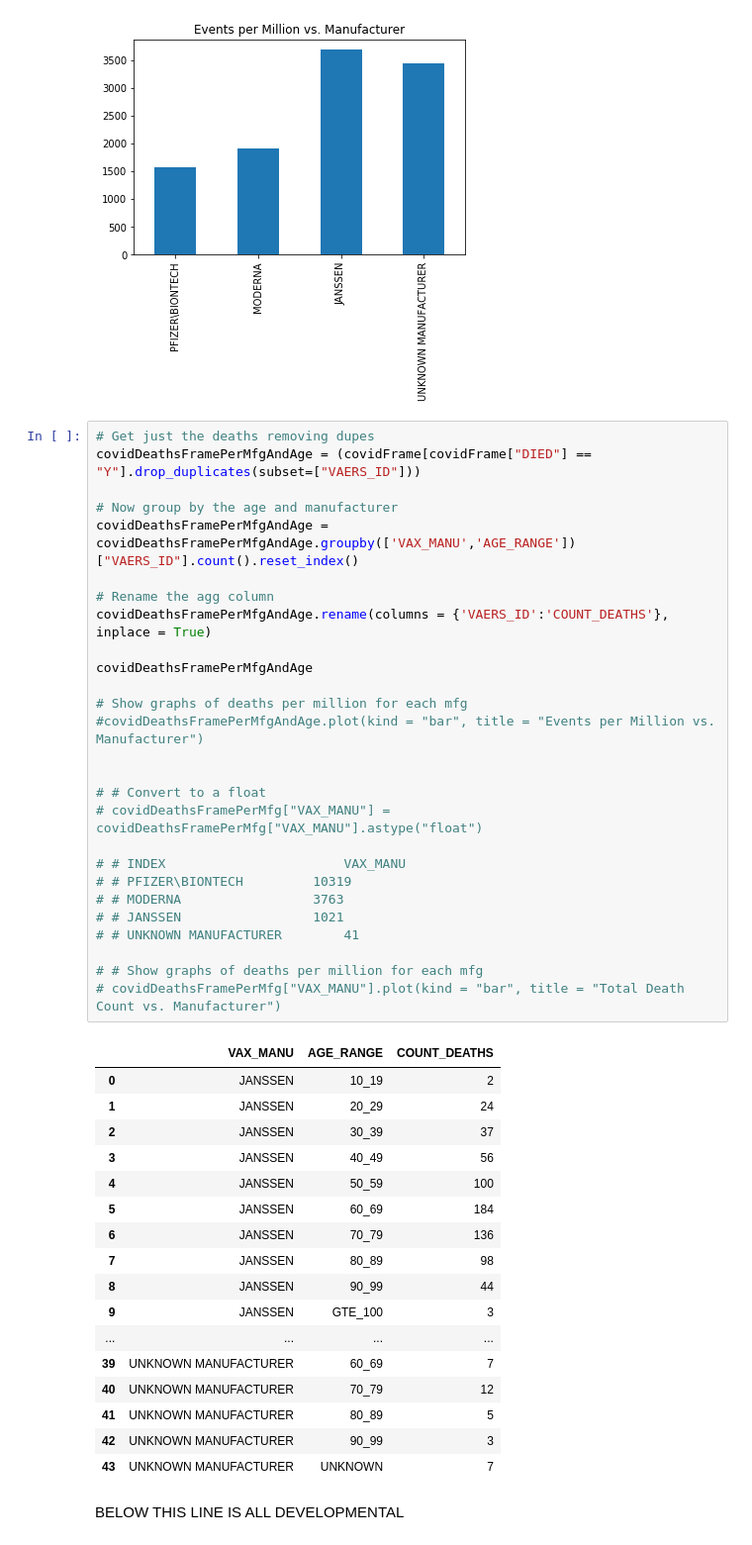
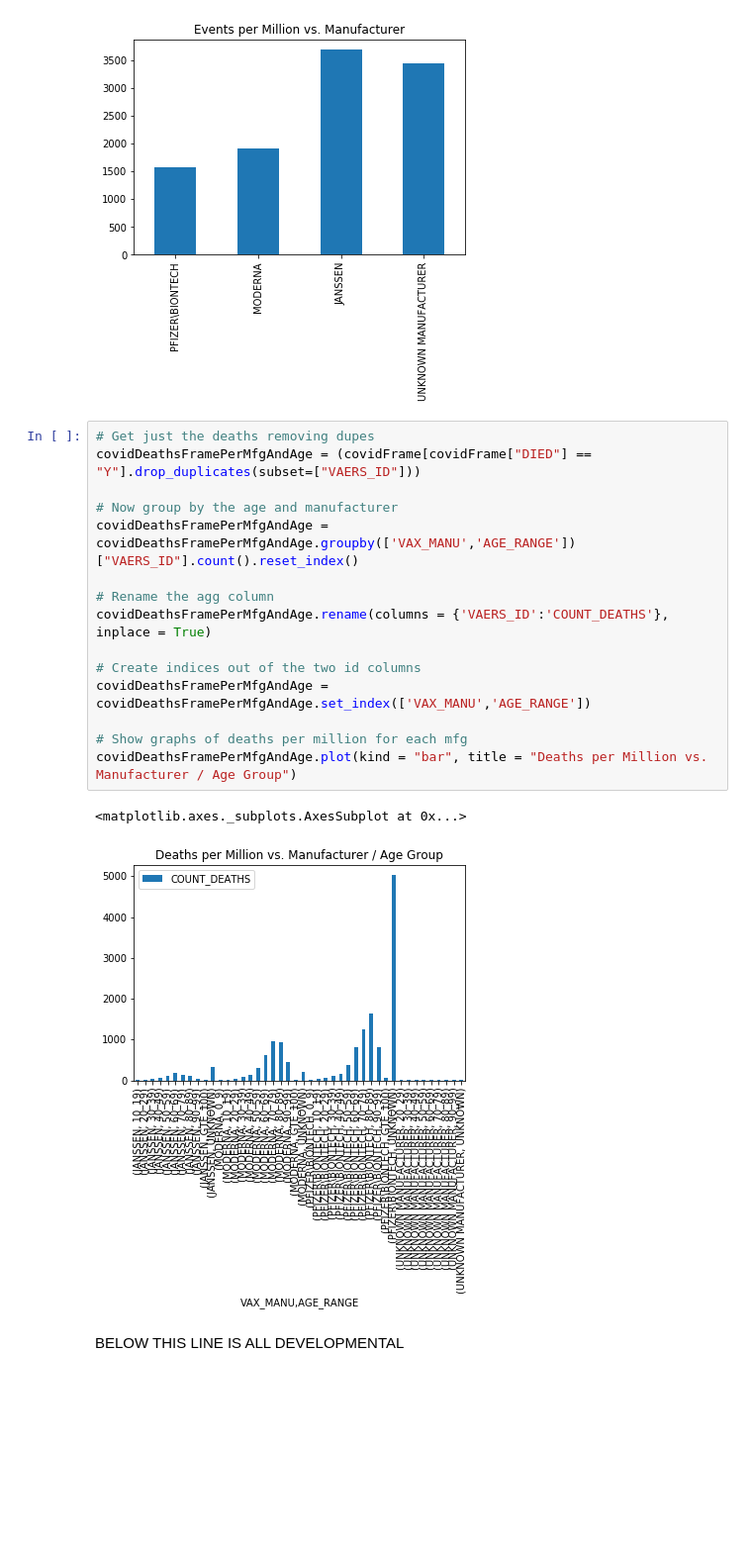
Before and after one commit to iandalrymple/VAERS, a Jupyter notebook: VAERS.ipynb, the cells around one changed output. Shown at 99% size. Drawn from its saved outputs; the diff is of its cells as text; blank space fills up the shorter version.

```diff
--- a/VAERS.ipynb
+++ b/VAERS.ipynb
@@ -275,48 +275,21 @@ localCovidEventsFramePerMfg["VAX_MANU"].plot(kind = "bar", title = "Events per M
 # %%
 # Get just the deaths removing dupes
 covidDeathsFramePerMfgAndAge = (covidFrame[covidFrame["DIED"] == "Y"].drop_duplicates(subset=["VAERS_ID"]))
 
 # Now group by the age and manufacturer
 covidDeathsFramePerMfgAndAge = covidDeathsFramePerMfgAndAge.groupby(['VAX_MANU','AGE_RANGE'])["VAERS_ID"].count().reset_index()
 
 # Rename the agg column
 covidDeathsFramePerMfgAndAge.rename(columns = {'VAERS_ID':'COUNT_DEATHS'}, inplace = True)
 
-covidDeathsFramePerMfgAndAge
+# Create indices out of the two id columns
+covidDeathsFramePerMfgAndAge = covidDeathsFramePerMfgAndAge.set_index(['VAX_MANU','AGE_RANGE'])
 
 # Show graphs of deaths per million for each mfg
-#covidDeathsFramePerMfgAndAge.plot(kind = "bar", title = "Events per Million vs. Manufacturer")
-
-
-# # Convert to a float
-# covidDeathsFramePerMfg["VAX_MANU"] = covidDeathsFramePerMfg["VAX_MANU"].astype("float")
-
-# # INDEX	                    VAX_MANU
-# # PFIZER\BIONTECH	        10319
-# # MODERNA	                3763
-# # JANSSEN	                1021
-# # UNKNOWN MANUFACTURER	    41
-
-# # Show graphs of deaths per million for each mfg
-# covidDeathsFramePerMfg["VAX_MANU"].plot(kind = "bar", title = "Total Death Count vs. Manufacturer")
+covidDeathsFramePerMfgAndAge.plot(kind = "bar", title = "Deaths per Million vs. Manufacturer / Age Group")
 # %% [output]
-|  | VAX_MANU | AGE_RANGE | COUNT_DEATHS |
-| 0 | JANSSEN | 10_19 | 2 |
-| 1 | JANSSEN | 20_29 | 24 |
-| 2 | JANSSEN | 30_39 | 37 |
-| 3 | JANSSEN | 40_49 | 56 |
-| 4 | JANSSEN | 50_59 | 100 |
-| 5 | JANSSEN | 60_69 | 184 |
-| 6 | JANSSEN | 70_79 | 136 |
-| 7 | JANSSEN | 80_89 | 98 |
-| 8 | JANSSEN | 90_99 | 44 |
-| 9 | JANSSEN | GTE_100 | 3 |
-| ... | ... | ... | ... |
-| 39 | UNKNOWN MANUFACTURER | 60_69 | 7 |
-| 40 | UNKNOWN MANUFACTURER | 70_79 | 12 |
-| 41 | UNKNOWN MANUFACTURER | 80_89 | 5 |
-| 42 | UNKNOWN MANUFACTURER | 90_99 | 3 |
-| 43 | UNKNOWN MANUFACTURER | UNKNOWN | 7 |
+<matplotlib.axes._subplots.AxesSubplot at 0x...>
+[figure, added]
 # %% [markdown]
 BELOW THIS LINE IS ALL DEVELOPMENTAL
 # %%
```
